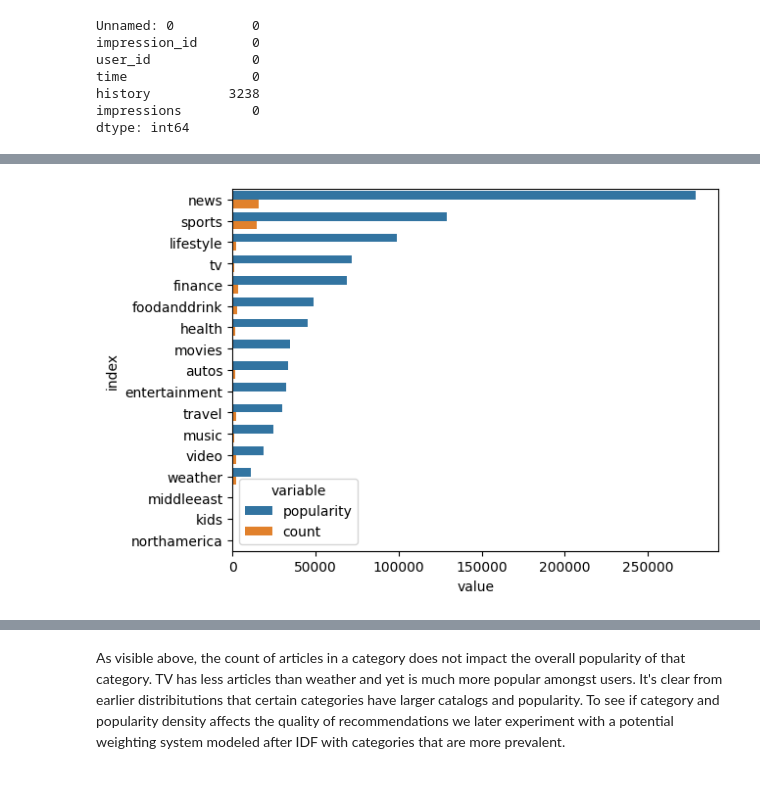
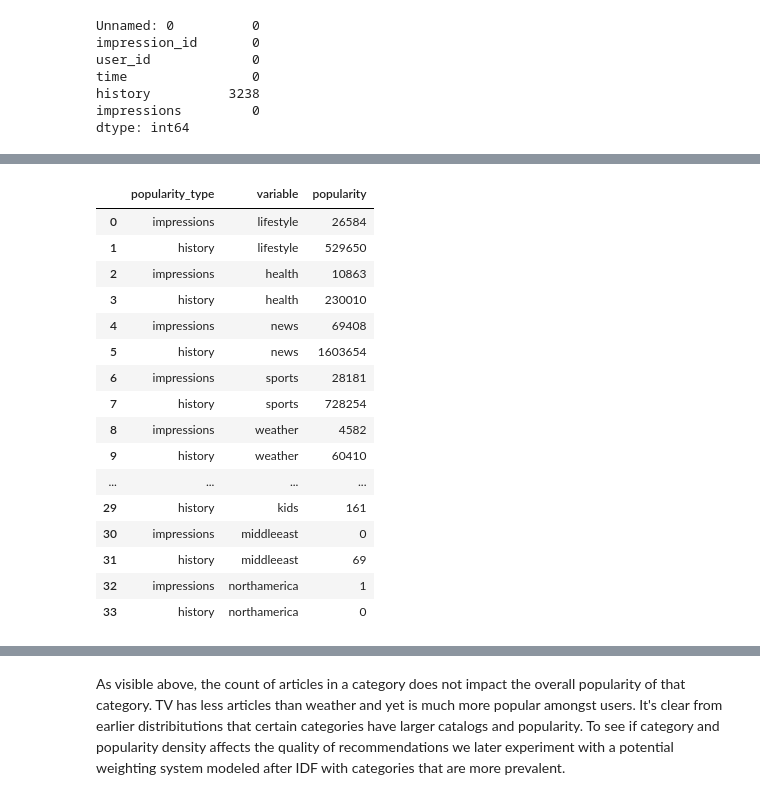
Before and after one commit to nicholas-rf/RecommenderProject, a Jupyter notebook: ExploratoryAnalysis/eda_report.ipynb, the cells around one changed output, grey strips where cells are left out. Saved outputs shown, nothing was run; the diff lists cells and outputs as text; code cells hidden in the pictures.

```diff
--- a/ExploratoryAnalysis/eda_report.ipynb
+++ b/ExploratoryAnalysis/eda_report.ipynb
@@ -132,19 +104,42 @@ news.merge(art_pop)
 # %%
-def create_popularity_chart():
-    """
-    Maybe here we want to pass in the news and behaviors and then use the create_popularity df so it minimizes boilerplate in the notebook?
-    """
-    pop_long = category_popularity.melt(value_vars=category_popularity.columns, value_name='popularity')
-    news_cat = news['category'].value_counts().to_frame()
-    pop_long.set_index('variable', inplace=True)
-    concatenated = pd.concat([pop_long, news_cat], axis=1)
-    concatenated.reset_index(inplace=True)
-    dat = concatenated.melt(id_vars='index', value_vars=['popularity', 'count']).sort_values(by='value', ascending=False)
-    sns.barplot(data=dat,
-                y='index',
-                x='value',
-                hue='variable')
-create_popularity_chart()
-## Could also very well re-consider the plot to be something that is only the popularity of categories however could be useful or good to visualize as such
+
+# category_popularity.drop(columns=['Unnamed: 0'], inplace=True)
+category_popularity_long = category_popularity.melt(id_vars='popularity_type', value_vars=category_popularity.columns, value_name='popularity')
+category_popularity_long
+
+# sns.histplot(category_popularity)
+
+# def create_popularity_chart():
+#     """
+#     Maybe here we want to pass in the news and behaviors and then use the create_popularity df so it minimizes boilerplate in the notebook?
+#     """
+#     pop_long = category_popularity.melt(value_vars=category_popularity.columns, value_name='popularity')
+#     news_cat = news['category'].value_counts().to_frame()
+#     pop_long.set_index('variable', inplace=True)
+#     concatenated = pd.concat([pop_long, news_cat], axis=1)
+#     concatenated.reset_index(inplace=True)
+#     dat = concatenated.melt(id_vars='index', value_vars=['popularity', 'count']).sort_values(by='value', ascending=False)
+#     sns.barplot(data=dat,
+#                 y='index',
+#                 x='value',
+#                 hue='variable')
+# create_popularity_chart()
+# ## Could also very well re-consider the plot to be something that is only the popularity of categories however could be useful or good to visualize as such
 # %% [output]
-[figure, removed]
+|  | popularity_type | variable | popularity |
+| 0 | impressions | lifestyle | 26584 |
+| 1 | history | lifestyle | 529650 |
+| 2 | impressions | health | 10863 |
+| 3 | history | health | 230010 |
+| 4 | impressions | news | 69408 |
+| 5 | history | news | 1603654 |
+| 6 | impressions | sports | 28181 |
+| 7 | history | sports | 728254 |
+| 8 | impressions | weather | 4582 |
+| 9 | history | weather | 60410 |
+| ... | ... | ... | ... |
+| 29 | history | kids | 161 |
+| 30 | impressions | middleeast | 0 |
+| 31 | history | middleeast | 69 |
+| 32 | impressions | northamerica | 1 |
+| 33 | history | northamerica | 0 |
```
Also changed, not shown: parts of 16 cells of this notebook, 4 other files.
